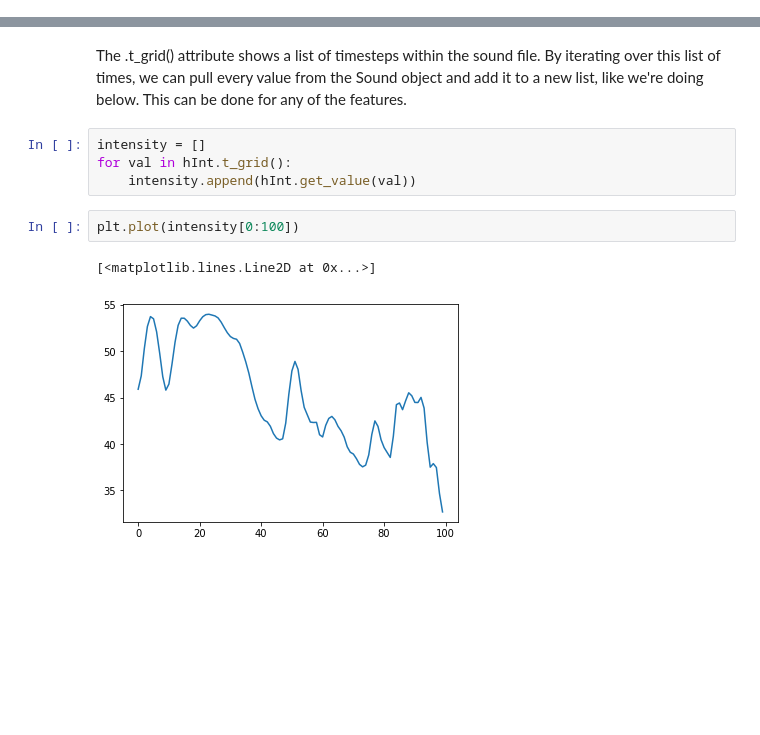
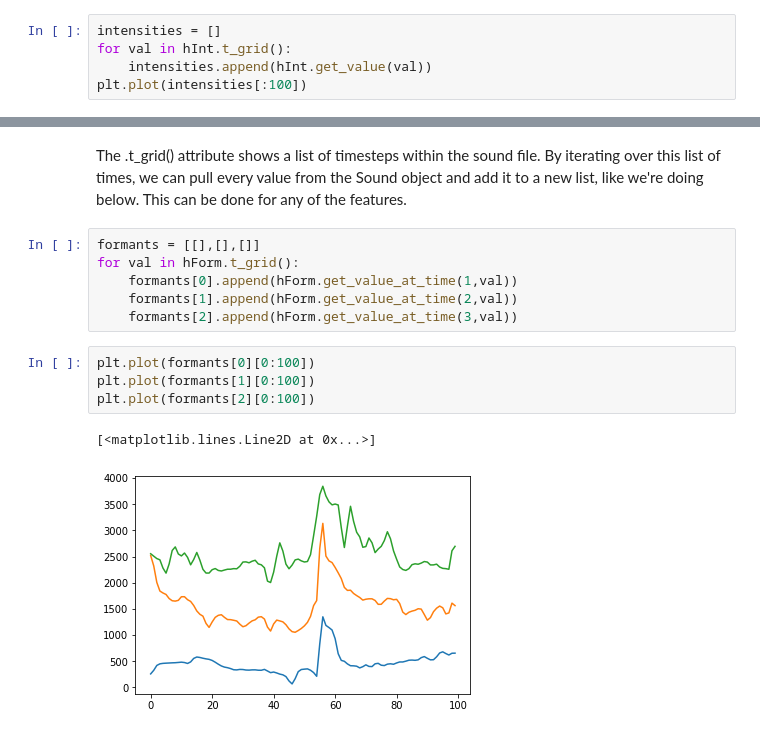
Before and after one commit to sMyn42/Week2Public, a Jupyter notebook: Praat.ipynb, the cells around one changed output, grey strips where cells are left out. Drawn from its saved outputs; the diff is of its cells as text; blank space fills up the shorter version.

```diff
--- a/Praat.ipynb
+++ b/Praat.ipynb
@@ -34,0 +34,5 @@ array([2.93877551e-02, 3.73877551e-02, 4.53877551e-02, ...,
+# %%
+intensities = []
+for val in hInt.t_grid():
+    intensities.append(hInt.get_value(val))
+plt.plot(intensities[:100])
@@ -35,11 +42,15 @@ array([2.93877551e-02, 3.73877551e-02, 4.53877551e-02, ...,
 # %% [markdown]
 The .t_grid() attribute shows a list of timesteps within the sound file. By iterating over this list of times, we can pull every value from the Sound object and add it to a new list, like we're doing below. This can be done for any of the features.
-# %%
-intensity = []
-for val in hInt.t_grid():
-    intensity.append(hInt.get_value(val))
-# %%
-plt.plot(intensity[0:100])
-# %% [output]
-[<matplotlib.lines.Line2D at 0x...>]
-[figure, removed]
+# %%
+formants = [[],[],[]]
+for val in hForm.t_grid():
+    formants[0].append(hForm.get_value_at_time(1,val))
+    formants[1].append(hForm.get_value_at_time(2,val))
+    formants[2].append(hForm.get_value_at_time(3,val))
+# %%
+plt.plot(formants[0][0:100])
+plt.plot(formants[1][0:100])
+plt.plot(formants[2][0:100])
+# %% [output]
+[<matplotlib.lines.Line2D at 0x...>]
+[figure, added]
```
Also changed, not shown: parts of 2 cells of this notebook.
